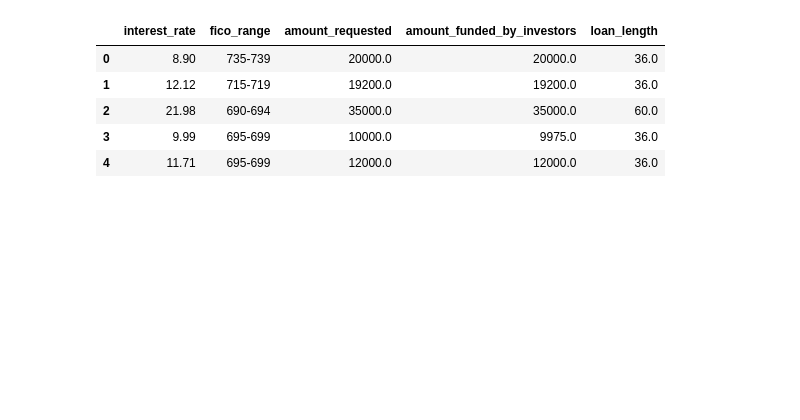
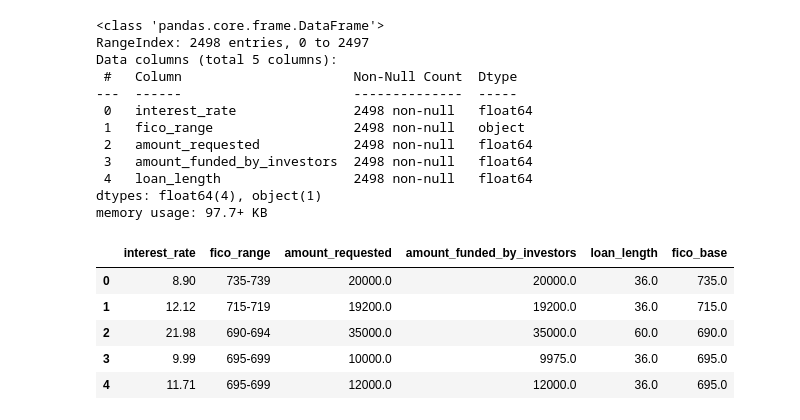
Before and after one commit to JosephTylerSeay/ml_case_study, a Jupyter notebook: assignment.ipynb, the cells around one changed output. Drawn from its saved outputs; the diff is of its cells as text; code cells hidden in the pictures; blank space fills up the shorter version.

```diff
--- a/assignment.ipynb
+++ b/assignment.ipynb
@@ -1,11 +1,33 @@
 # %%
 import pandas as pd
+import pandas as pd
+from sklearn.tree import DecisionTreeRegressor
+from sklearn.linear_model import LinearRegression
+from sklearn.model_selection import train_test_split, KFold, cross_val_score
 loan_df = pd.read_csv('loan_data.csv')
-loan_df.head()
+loan_df.sort_values('loan_length', ascending=False).head()
+loan_df.info()
 # %% [output]
-|  | interest_rate | fico_range | amount_requested | amount_funded_by_investors | loan_length |
-| 0 | 8.90 | 735-739 | 20000.0 | 20000.0 | 36.0 |
-| 1 | 12.12 | 715-719 | 19200.0 | 19200.0 | 36.0 |
-| 2 | 21.98 | 690-694 | 35000.0 | 35000.0 | 60.0 |
-| 3 | 9.99 | 695-699 | 10000.0 | 9975.0 | 36.0 |
-| 4 | 11.71 | 695-699 | 12000.0 | 12000.0 | 36.0 |
+<class 'pandas.core.frame.DataFrame'>
+RangeIndex: 2498 entries, 0 to 2497
+Data columns (total 5 columns):
+ #   Column                      Non-Null Count  Dtype
+---  ------                      --------------  -----
+ 0   interest_rate               2498 non-null   float64
+ 1   fico_range                  2498 non-null   object
+ 2   amount_requested            2498 non-null   float64
+ 3   amount_funded_by_investors  2498 non-null   float64
+ 4   loan_length                 2498 non-null   float64
+dtypes: float64(4), object(1)
+memory usage: 97.7+ KB
+# %%
+loan_df['fico_base'] = loan_df['fico_range'].str.split('-').str[0]
+loan_df['fico_base'] = loan_df['fico_base'].astype(float)
+loan_df.head()
+# %% [output]
+|  | interest_rate | fico_range | amount_requested | amount_funded_by_investors | loan_length | fico_base |
+| 0 | 8.90 | 735-739 | 20000.0 | 20000.0 | 36.0 | 735.0 |
+| 1 | 12.12 | 715-719 | 19200.0 | 19200.0 | 36.0 | 715.0 |
+| 2 | 21.98 | 690-694 | 35000.0 | 35000.0 | 60.0 | 690.0 |
+| 3 | 9.99 | 695-699 | 10000.0 | 9975.0 | 36.0 | 695.0 |
+| 4 | 11.71 | 695-699 | 12000.0 | 12000.0 | 36.0 | 695.0 |
```
Also changed, not shown: parts of 3 cells of this notebook.
